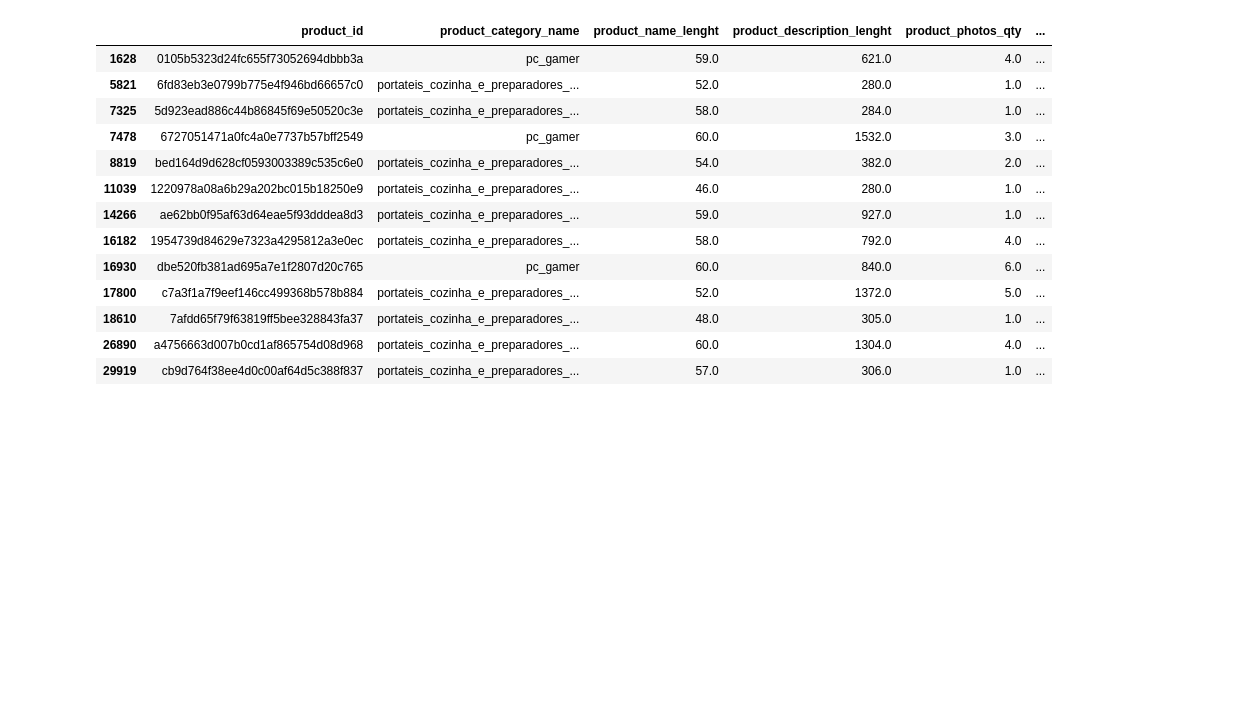
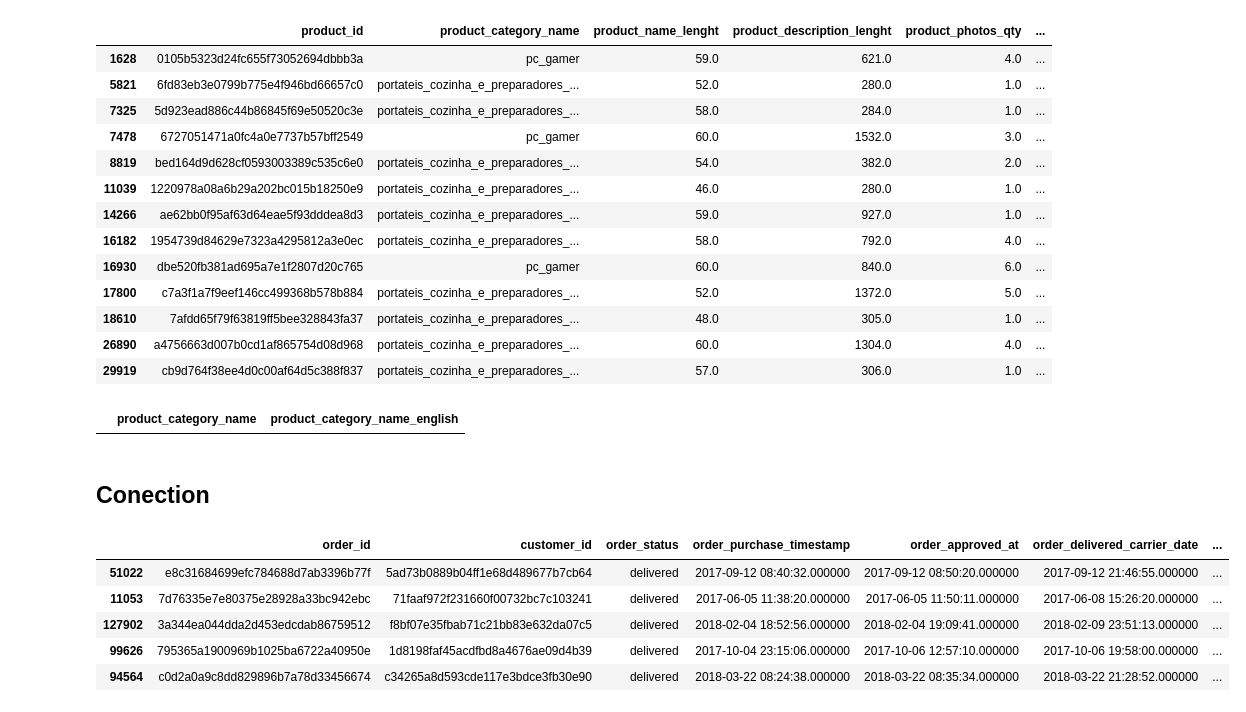
Before and after one commit to pathilink/triggo-ai_case, a Jupyter notebook: notebook/triggo_ai_prep.ipynb, the cells around one changed output. Cells and saved outputs as stored; diff of their text form; code cells hidden in the pictures; blank space fills up the shorter version.

```diff
--- a/notebook/triggo_ai_prep.ipynb
+++ b/notebook/triggo_ai_prep.ipynb
@@ -612,0 +683,2 @@ memory usage: 38.2+ MB
+# %%
+geolocation_df_ = geolocation_df_.drop_duplicates()
@@ -663,3 +740,23 @@ products_df_.query('product_category_name == "pc_gamer" | \
 | 18610 | 7afdd65f79f63819ff5bee328843fa37 | portateis_cozinha_e_preparadores_... | 48.0 | 305.0 | 1.0 | ... |
 | 26890 | a4756663d007b0cd1af865754d08d968 | portateis_cozinha_e_preparadores_... | 60.0 | 1304.0 | 4.0 | ... |
 | 29919 | cb9d764f38ee4d0c00af64d5c388f837 | portateis_cozinha_e_preparadores_... | 57.0 | 306.0 | 1.0 | ... |
+# %%
+# checks for duplicate lines
+product_category_name_translation_df_[product_category_name_translation_df_.duplicated()]
+# %% [output]
+|  | product_category_name | product_category_name_english |
+# %% [markdown]
+## Conection
+# %%
+# run SQL
+pysqldf = lambda q: sqldf(q, globals())
+# %%
+geo_clean_df = pysqldf("""
+  SELECT DISTINCT
+    geolocation_zip_code_prefix
+    , CAST(geolocation_lat AS INTEGER) AS lat
+    , CAST(geolocation_lng AS INTEGER) AS lng
+    , geolocation_city
+    , geolocation_state
+  FROM geolocation_df_
+""")
@@ -665,0 +820,9 @@ products_df_.query('product_category_name == "pc_gamer" | \
+# %%
+full_df.sample(5)
+# %% [output]
+|  | order_id | customer_id | order_status | order_purchase_timestamp | order_approved_at | order_delivered_carrier_date | ... |
+| 51022 | e8c31684699efc784688d7ab3396b77f | 5ad73b0889b04ff1e68d489677b7cb64 | delivered | 2017-09-12 08:40:32.000000 | 2017-09-12 08:50:20.000000 | 2017-09-12 21:46:55.000000 | ... |
+| 11053 | 7d76335e7e80375e28928a33bc942ebc | 71faaf972f231660f00732bc7c103241 | delivered | 2017-06-05 11:38:20.000000 | 2017-06-05 11:50:11.000000 | 2017-06-08 15:26:20.000000 | ... |
+| 127902 | 3a344ea044dda2d453edcdab86759512 | f8bf07e35fbab71c21bb83e632da07c5 | delivered | 2018-02-04 18:52:56.000000 | 2018-02-04 19:09:41.000000 | 2018-02-09 23:51:13.000000 | ... |
+| 99626 | 795365a1900969b1025ba6722a40950e | 1d8198faf45acdfbd8a4676ae09d4b39 | delivered | 2017-10-04 23:15:06.000000 | 2017-10-06 12:57:10.000000 | 2017-10-06 19:58:00.000000 | ... |
+| 94564 | c0d2a0a9c8dd829896b7a78d33456674 | c34265a8d593cde117e3bdce3fb30e90 | delivered | 2018-03-22 08:24:38.000000 | 2018-03-22 08:35:34.000000 | 2018-03-22 21:28:52.000000 | ... |
```
Also changed, not shown: parts of 23 cells of this notebook.
